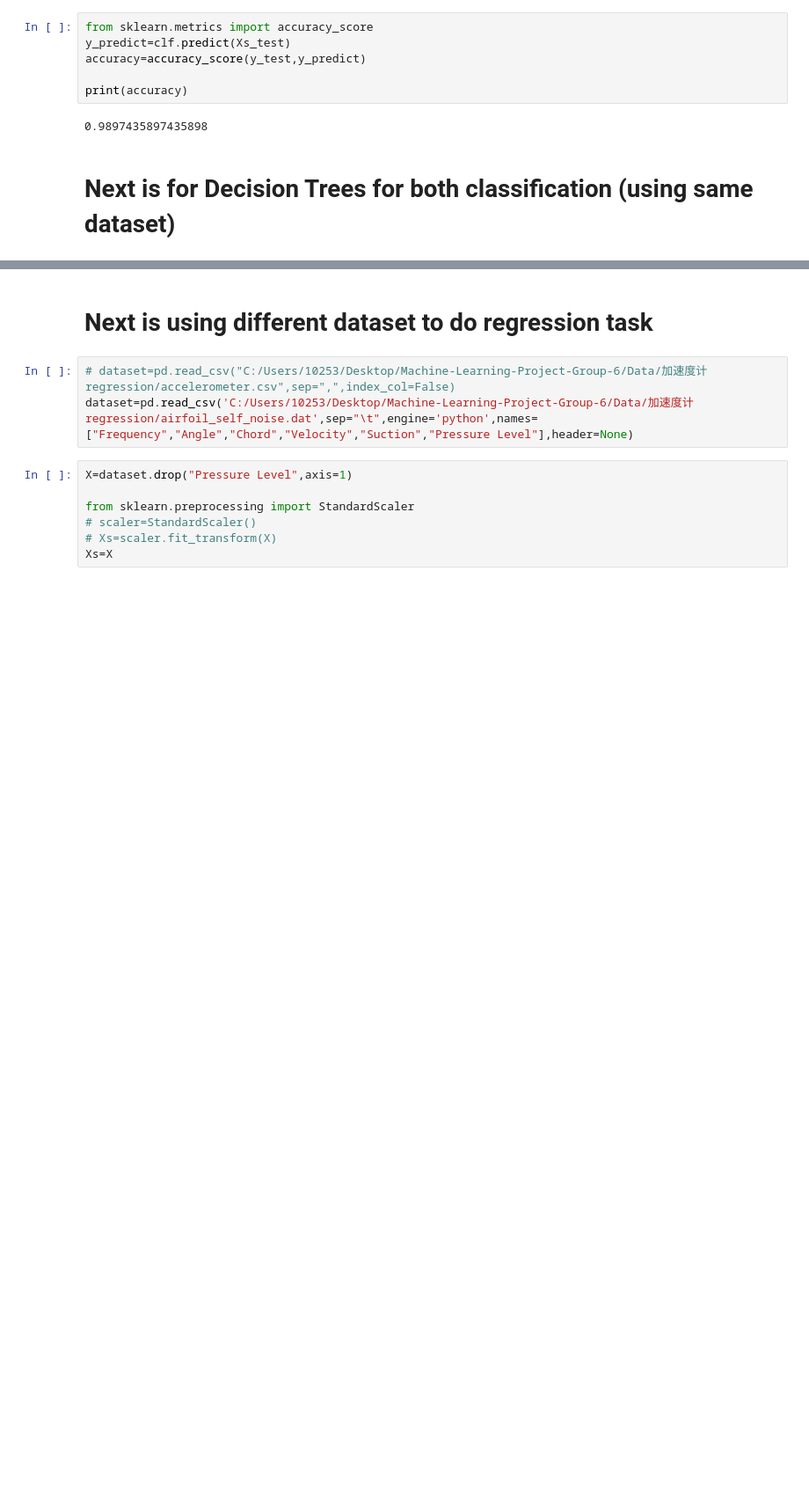
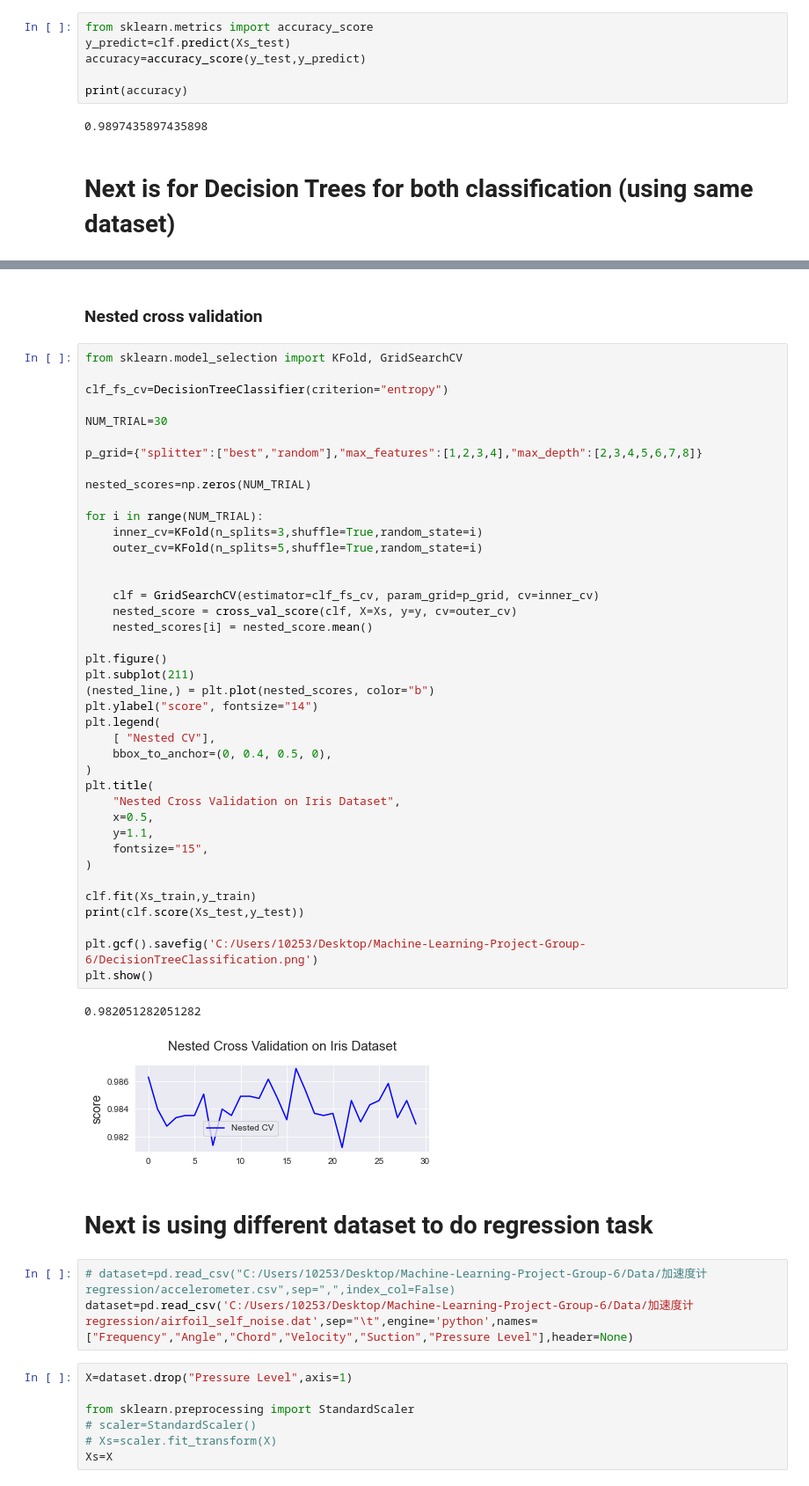
Before and after one commit to ChengyangZhong/Machine-Learning-Project-Group-6, a Jupyter notebook: test1.ipynb, the cells around one changed output, grey strips where cells are left out. Shown at 88% size. Cells and saved outputs as stored; diff of their text form; blank space fills up the shorter version.

```diff
--- a/test1.ipynb
+++ b/test1.ipynb
@@ -113,3 +110,48 @@ print(score)
+# %% [markdown]
+### Nested cross validation
+# %%
+from sklearn.model_selection import KFold, GridSearchCV
+
+clf_fs_cv=DecisionTreeClassifier(criterion="entropy")
+
+NUM_TRIAL=30
+
+p_grid={"splitter":["best","random"],"max_features":[1,2,3,4],"max_depth":[2,3,4,5,6,7,8]}
+
+nested_scores=np.zeros(NUM_TRIAL)
+
+for i in range(NUM_TRIAL):
+    inner_cv=KFold(n_splits=3,shuffle=True,random_state=i)
+    outer_cv=KFold(n_splits=5,shuffle=True,random_state=i)
+
+
+    clf = GridSearchCV(estimator=clf_fs_cv, param_grid=p_grid, cv=inner_cv)
+    nested_score = cross_val_score(clf, X=Xs, y=y, cv=outer_cv)
+    nested_scores[i] = nested_score.mean()
+
+plt.figure()
+plt.subplot(211)
+(nested_line,) = plt.plot(nested_scores, color="b")
+plt.ylabel("score", fontsize="14")
+plt.legend(
+    [ "Nested CV"],
+    bbox_to_anchor=(0, 0.4, 0.5, 0),
+)
+plt.title(
+    "Nested Cross Validation on Iris Dataset",
+    x=0.5,
+    y=1.1,
+    fontsize="15",
+)
+
+clf.fit(Xs_train,y_train)
+print(clf.score(Xs_test,y_test))
+
+plt.gcf().savefig('C:/Users/10253/Desktop/Machine-Learning-Project-Group-6/DecisionTreeClassification.png')
+plt.show()
+# %% [output]
+0.982051282051282
+[figure, added]
 # %% [markdown]
 # Next is using different dataset to do regression task
 # %%
```
Also changed, not shown: parts of 5 cells of this notebook.
